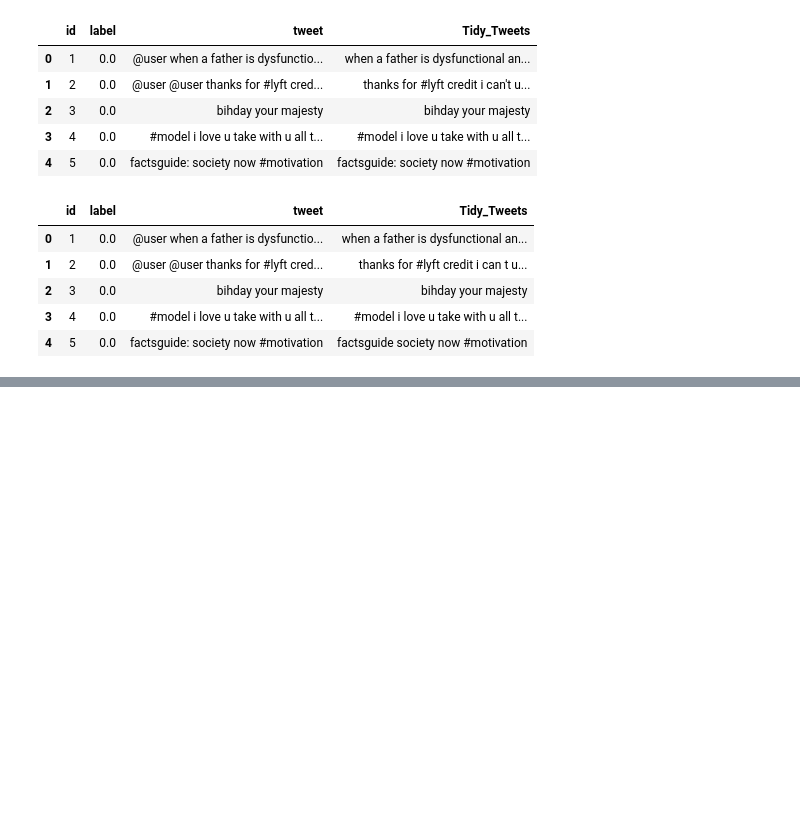
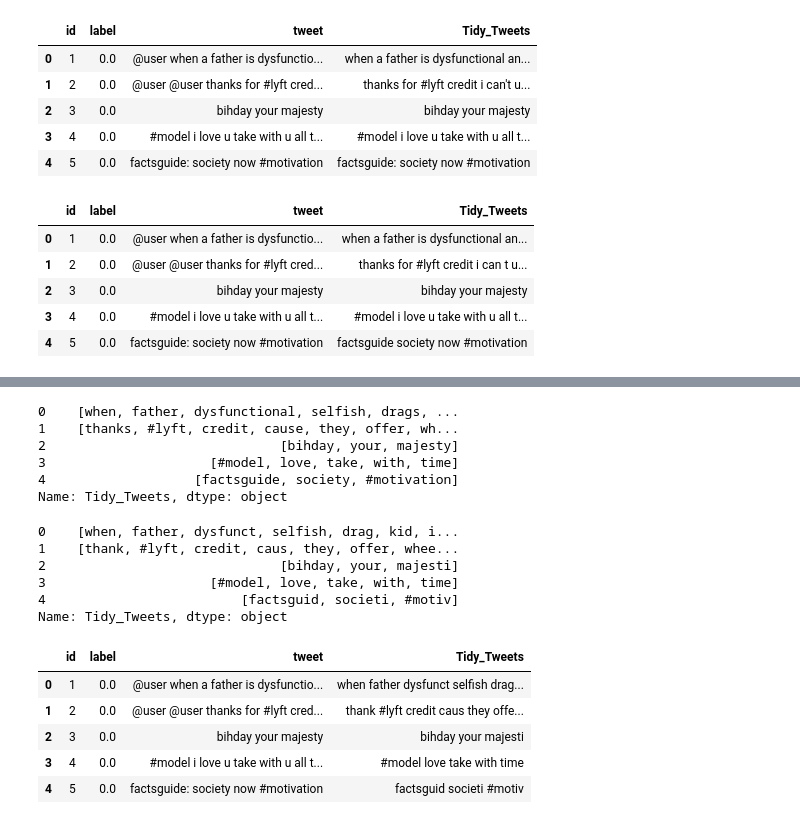
Before and after one commit to sunnylistax25/SentimentAnalysis, a Jupyter notebook: SentimentAnalysis.ipynb, the cells around one changed output, grey strips where cells are left out. Cells and saved outputs as stored; diff of their text form; code cells hidden in the pictures; blank space fills up the shorter version.

Commit message:
File Update with Tokenization & Stemming

```diff
--- a/SentimentAnalysis.ipynb
+++ b/SentimentAnalysis.ipynb
@@ -123,0 +142,42 @@ combine.head()
+# %%
+# Tokenization
+tokenized_tweet = combine['Tidy_Tweets'].apply(lambda x: x.split())
+
+tokenized_tweet.head()
+# %% [output]
+0    [when, father, dysfunctional, selfish, drags, ...
+1    [thanks, #lyft, credit, cause, they, offer, wh...
+2                              [bihday, your, majesty]
+3                     [#model, love, take, with, time]
+4                   [factsguide, society, #motivation]
+Name: Tidy_Tweets, dtype: object
+# %%
+# Stemming
+
+from nltk import PorterStemmer
+
+ps = PorterStemmer()
+
+tokenized_tweet = tokenized_tweet.apply(lambda x: [ps.stem(i) for i in x])
+
+tokenized_tweet.head()
+# %% [output]
+0    [when, father, dysfunct, selfish, drag, kid, i...
+1    [thank, #lyft, credit, caus, they, offer, whee...
+2                              [bihday, your, majesti]
+3                     [#model, love, take, with, time]
+4                         [factsguid, societi, #motiv]
+Name: Tidy_Tweets, dtype: object
+# %%
+for i in range(len(tokenized_tweet)):
+  tokenized_tweet[i] = ' '.join(tokenized_tweet[i])
+
+combine['Tidy_Tweets'] = tokenized_tweet
+combine.head()
+# %% [output]
+|  | id | label | tweet | Tidy_Tweets |
+| 0 | 1 | 0.0 | @user when a father is dysfunctio... | when father dysfunct selfish drag... |
+| 1 | 2 | 0.0 | @user @user thanks for #lyft cred... | thank #lyft credit caus they offe... |
+| 2 | 3 | 0.0 | bihday your majesty | bihday your majesti |
+| 3 | 4 | 0.0 | #model i love u take with u all t... | #model love take with time |
+| 4 | 5 | 0.0 | factsguide: society now #motivation | factsguid societi #motiv |
```
Also changed, not shown: parts of 1 cell of this notebook.
